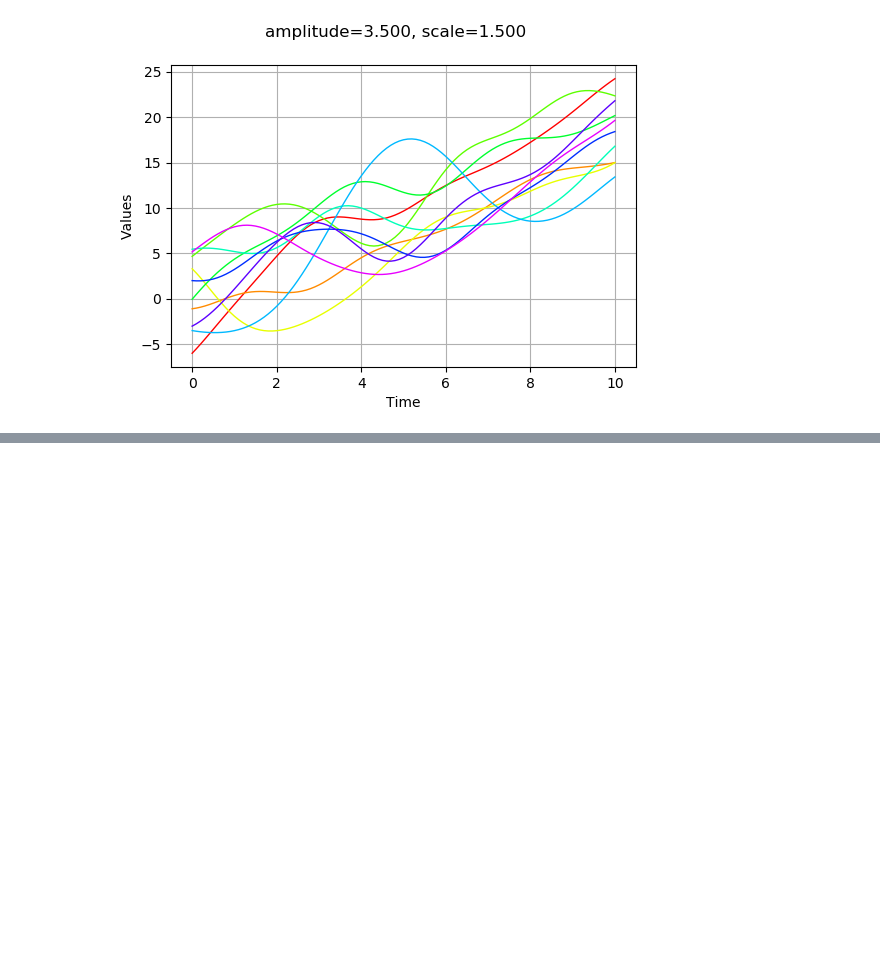
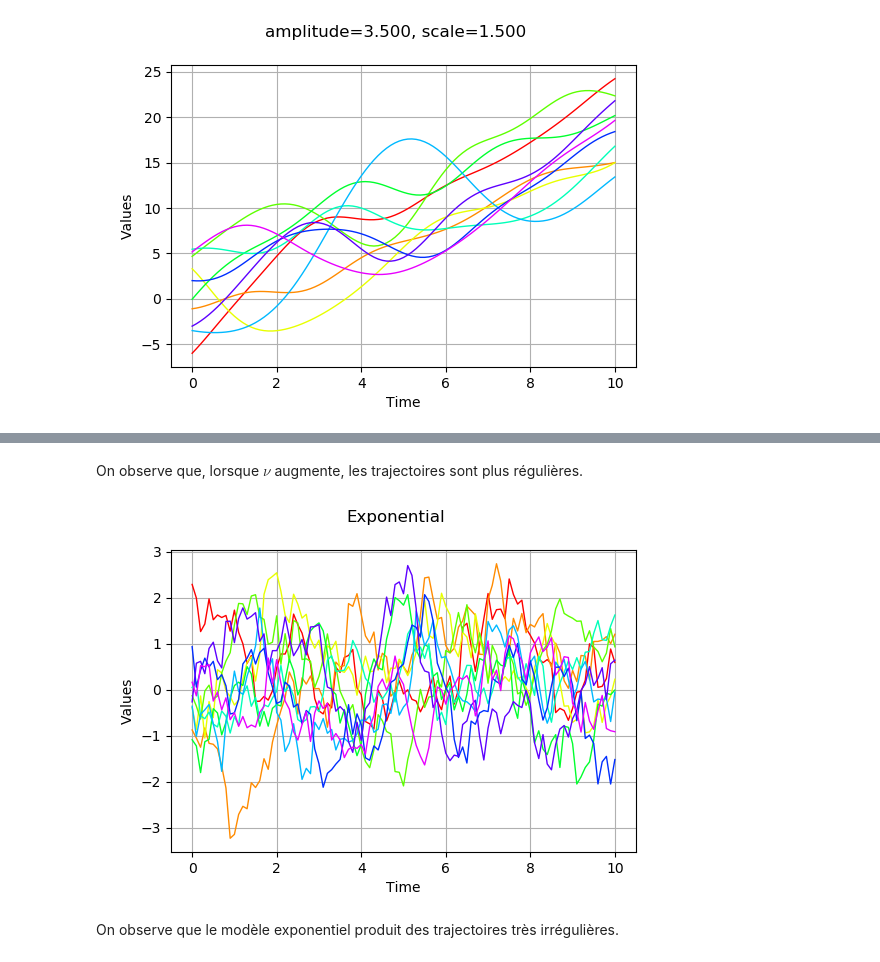
Before and after one commit to mbaudin47/otsupgalilee-eleve, a Jupyter notebook: 6-krigeage/Processus-gaussiens.ipynb, the cells around one changed output, grey strips where cells are left out. Saved outputs shown, nothing was run; the diff lists cells and outputs as text; code cells hidden in the pictures; blank space fills up the shorter version.

```diff
--- a/6-krigeage/Processus-gaussiens.ipynb
+++ b/6-krigeage/Processus-gaussiens.ipynb
@@ -238,4 +248,6 @@ nu1, nu2, nu3 = 2.5, 1.5, 0.5
 myModel1 = ot.MaternModel(scale, amplitude, nu1)
 myModel2 = ot.MaternModel(scale, amplitude, nu2)
 myModel3 = ot.MaternModel(scale, amplitude, nu3)
+#
+myExpModel = ot.ExponentialModel(scale, amplitude)
 # %% [markdown]
@@ -243 +276,11 @@ Quelle influence a le choix du modèle de covariance sur les trajectoires ?
+# %% [markdown]
+On observe que, lorsque $\nu$ augmente, les trajectoires sont plus régulières.
+# %%
+graph = plotCovarianceModel(myExpModel,myTimeGrid,nbTrajectories)
+graph.setTitle("Exponential")
+graph
+# %% [output]
+[figure, added]
+# %% [markdown]
+On observe que le modèle exponentiel produit des trajectoires très irrégulières.
 # %% [markdown]
```
Also changed, not shown: parts of 44 cells of this notebook.
